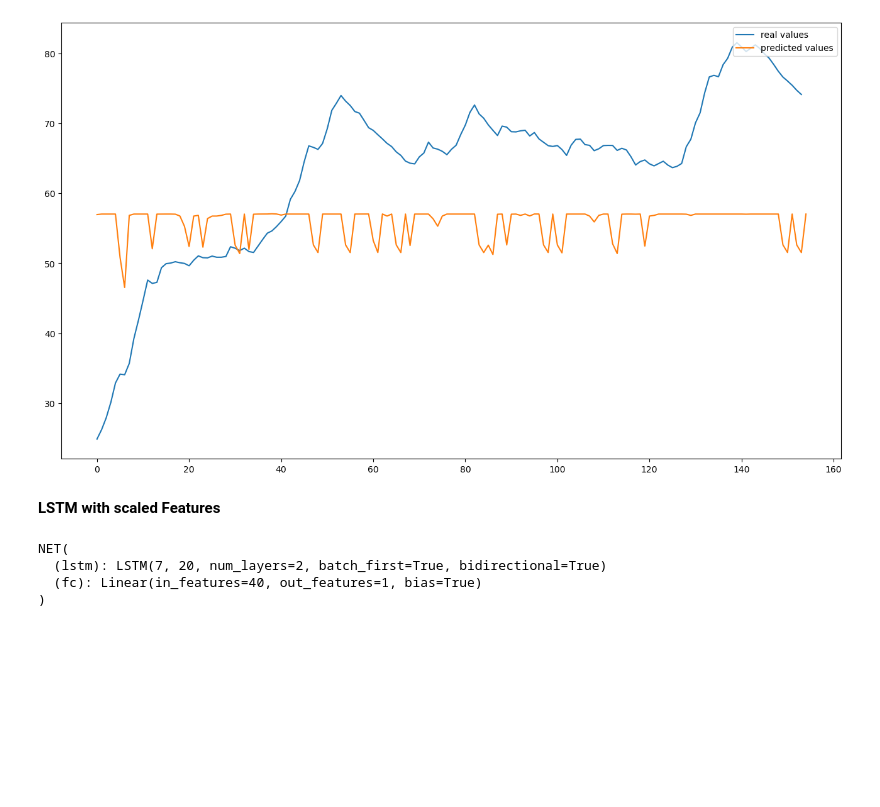
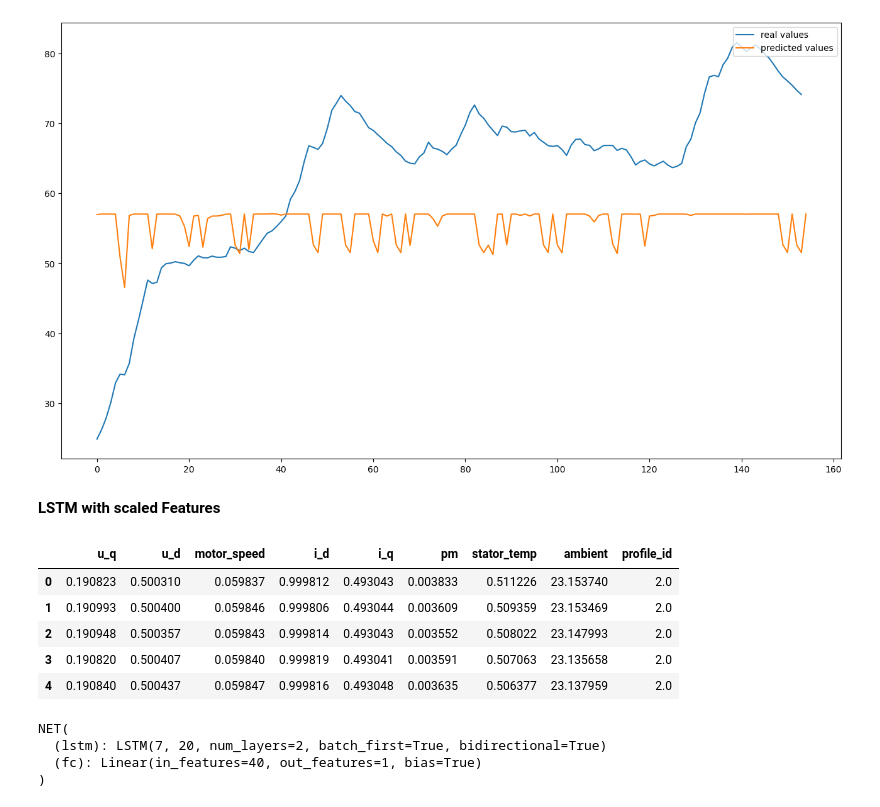
Before and after one commit to tommasobbb/PMSM_Data_Mining, a Jupyter notebook: LSTM_correct.ipynb, the cells around one changed output. Cells and saved outputs as stored; diff of their text form; code cells hidden in the pictures; blank space fills up the shorter version.

```diff
--- a/LSTM_correct.ipynb
+++ b/LSTM_correct.ipynb
@@ -264,18 +249,27 @@ Loss: 148.79747
 # %%
 from sklearn.preprocessing import MinMaxScaler
 
 scaler = MinMaxScaler()
 excluding_features = ['pm', 'profile_id']
 df_excluding_features = df.drop(excluding_features, axis=1)
 scaler.fit(df_excluding_features)
 
 df_scaled = scaler.transform(df_excluding_features)
 
 pm_column = df['pm'].values
 profile_id_column = df['profile_id'].values
 scaled_df = np.column_stack((df_scaled, pm_column, profile_id_column))
 
 scaled_df = pd.DataFrame(scaled_df, columns=df.columns)
+
+scaled_df.head()
+# %% [output]
+|  | u_q | u_d | motor_speed | i_d | i_q | pm | stator_temp | ambient | profile_id |
+| 0 | 0.190823 | 0.500310 | 0.059837 | 0.999812 | 0.493043 | 0.003833 | 0.511226 | 23.153740 | 2.0 |
+| 1 | 0.190993 | 0.500400 | 0.059846 | 0.999806 | 0.493044 | 0.003609 | 0.509359 | 23.153469 | 2.0 |
+| 2 | 0.190948 | 0.500357 | 0.059843 | 0.999814 | 0.493043 | 0.003552 | 0.508022 | 23.147993 | 2.0 |
+| 3 | 0.190820 | 0.500407 | 0.059840 | 0.999819 | 0.493041 | 0.003591 | 0.507063 | 23.135658 | 2.0 |
+| 4 | 0.190840 | 0.500437 | 0.059847 | 0.999816 | 0.493048 | 0.003635 | 0.506377 | 23.137959 | 2.0 |
 # %%
 #trim sessions
 training_set = preprocess(scaled_df, training_ids, seq_len)
```
Also changed, not shown: parts of 2 cells of this notebook, 4 other files.
